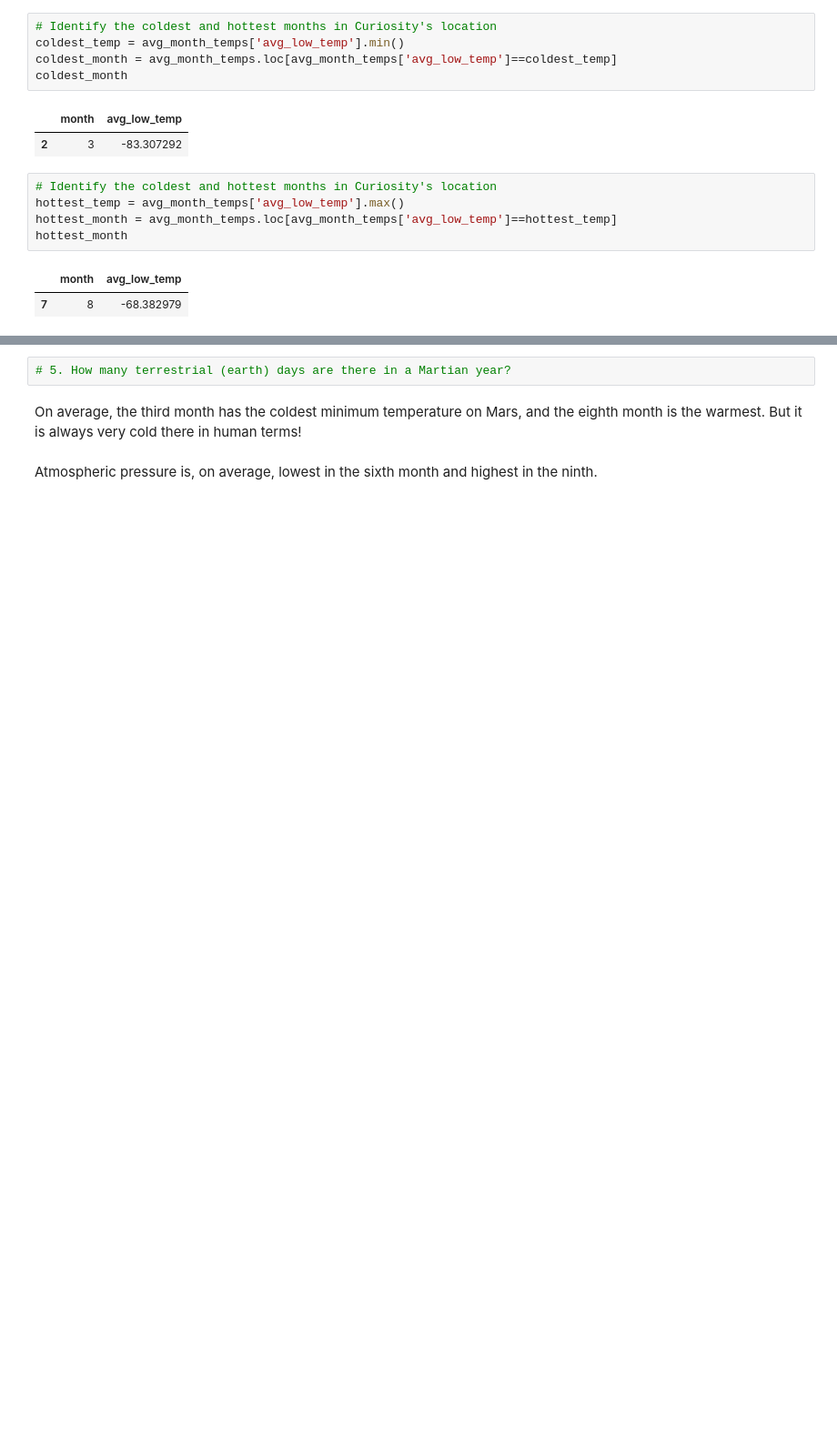
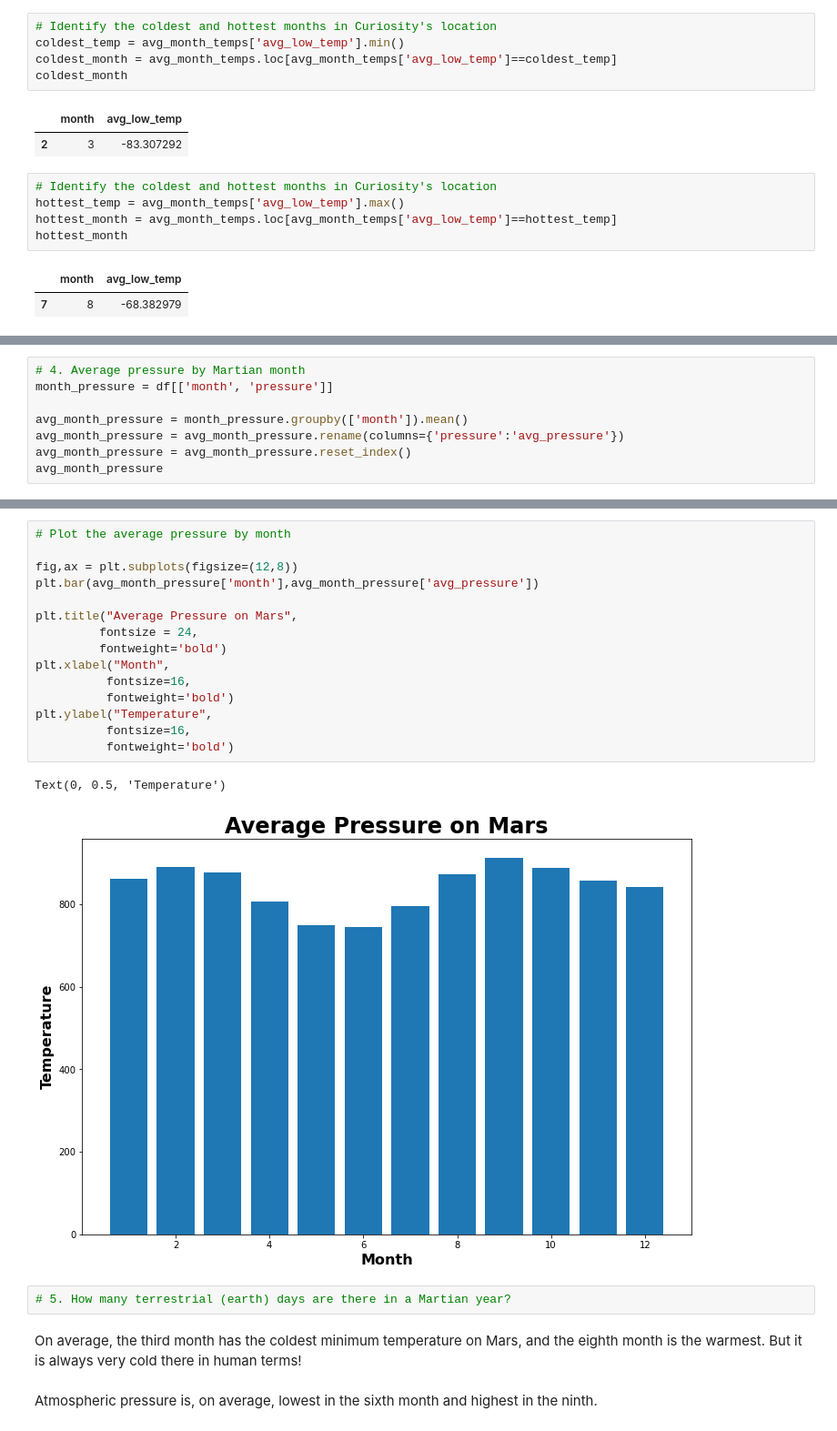
Before and after one commit to elizabethho1/web-scraping, a Jupyter notebook: eho_part_2_mars_weather.ipynb, the cells around one changed output, grey strips where cells are left out. Shown at 91% size. Cells and saved outputs as stored; diff of their text form; blank space fills up the shorter version.

```diff
--- a/eho_part_2_mars_weather.ipynb
+++ b/eho_part_2_mars_weather.ipynb
@@ -256,0 +253,8 @@ hottest_month
+# %%
+# 4. Average pressure by Martian month
+month_pressure = df[['month', 'pressure']]
+
+avg_month_pressure = month_pressure.groupby(['month']).mean()
+avg_month_pressure = avg_month_pressure.rename(columns={'pressure':'avg_pressure'})
+avg_month_pressure = avg_month_pressure.reset_index()
+avg_month_pressure
@@ -257,3 +275,21 @@ hottest_month
+# %%
+# Plot the average pressure by month
+
+fig,ax = plt.subplots(figsize=(12,8))
+plt.bar(avg_month_pressure['month'],avg_month_pressure['avg_pressure'])
+
+plt.title("Average Pressure on Mars",
+         fontsize = 24,
+         fontweight='bold')
+plt.xlabel("Month",
+          fontsize=16,
+          fontweight='bold')
+plt.ylabel("Temperature",
+          fontsize=16,
+          fontweight='bold')
+# %% [output]
+Text(0, 0.5, 'Temperature')
+[figure, added]
 # %%
 # 5. How many terrestrial (earth) days are there in a Martian year?
 # %% [markdown]
```
Also changed, not shown: parts of 3 cells of this notebook.
